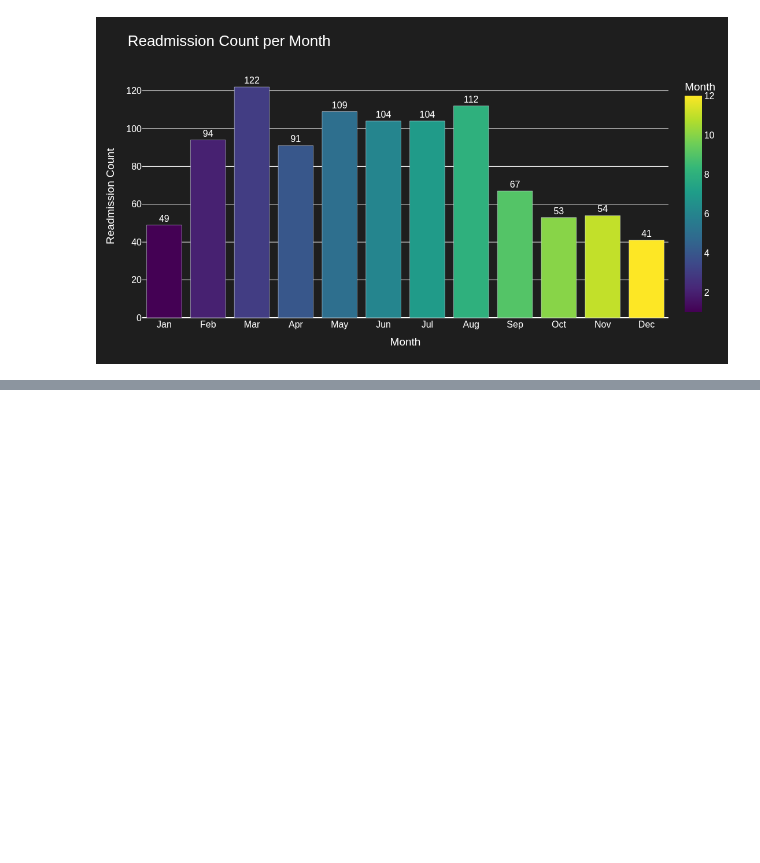
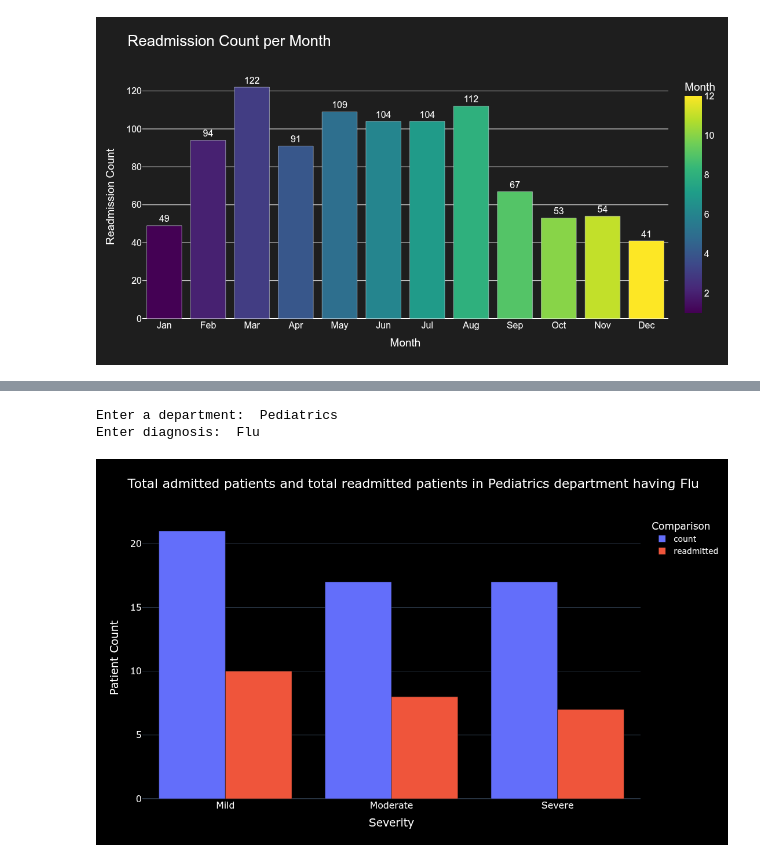
Before and after one commit to NathanPimenta/Synthea-Based-Hospital-Dashboard, a Jupyter notebook: Analysis.ipynb, the cells around one changed output, grey strips where cells are left out. Saved outputs shown, nothing was run; the diff lists cells and outputs as text; code cells hidden in the pictures; blank space fills up the shorter version.

```diff
--- a/Analysis.ipynb
+++ b/Analysis.ipynb
@@ -221,0 +227,15 @@ Enter Doctor name:  Dr. Khan
+# %%
+#Plot no 4: Department wise patient flow and inflow, ie how many patients admitted vs how many patients readmitted per department
+#Interactivity using disease and severity
+
+trickled_data = data[['department', 'diagnosis', 'severity']].value_counts().reset_index()
+trickled_data = trickled_data.sort_values(by=['department', 'diagnosis', 'severity'], ascending=[1, 1, 1])
+
+trickled_data
+
+trickled_data2 = data.groupby(['department', 'diagnosis', 'severity'])['readmitted'].sum()
+trickled_data2 = trickled_data2.reset_index()
+trickled_data2
+
+map4 = pd.merge(trickled_data, trickled_data2, on=['department', 'diagnosis', 'severity'], how='inner')
+map4
@@ -221,0 +260,35 @@ Enter Doctor name:  Dr. Khan
+# %%
+dept = input("Enter a department: ")
+diag = input("Enter diagnosis: ")
+
+map4 = map4[(map4['department'] == dept) & (map4['diagnosis']==diag)]
+map4_new = map4[['severity', 'count', 'readmitted']]
+
+fig = px.bar(
+    map4_new,
+    x = "severity",
+    y = ["count", "readmitted"],
+    barmode='group',
+    title=f'Total admitted patients and total readmitted patients in {dept} department having {diag}'
+)
+
+fig.update_layout(
+        template="plotly_dark",          # dark background
+        plot_bgcolor="black",            # black plotting area
+        paper_bgcolor="black",           # black outside
+        font=dict(size=16, color="white"),  # bigger readable font
+        title=dict(font=dict(size=22)),  # bigger title
+        legend=dict(
+            title="Comparison",
+            font=dict(size=14, color="white")
+        ),
+        xaxis=dict(title="Severity"),  # rotate x labels
+        yaxis=dict(title="Patient Count"),
+        height=650, width=1200     # bigger figure size
+)
+
+fig.show()
+# %% [output]
+Enter a department:  Pediatrics
+Enter diagnosis:  Flu
+[figure, added]
```
Also changed, not shown: parts of 10 cells of this notebook, 3 other files.
